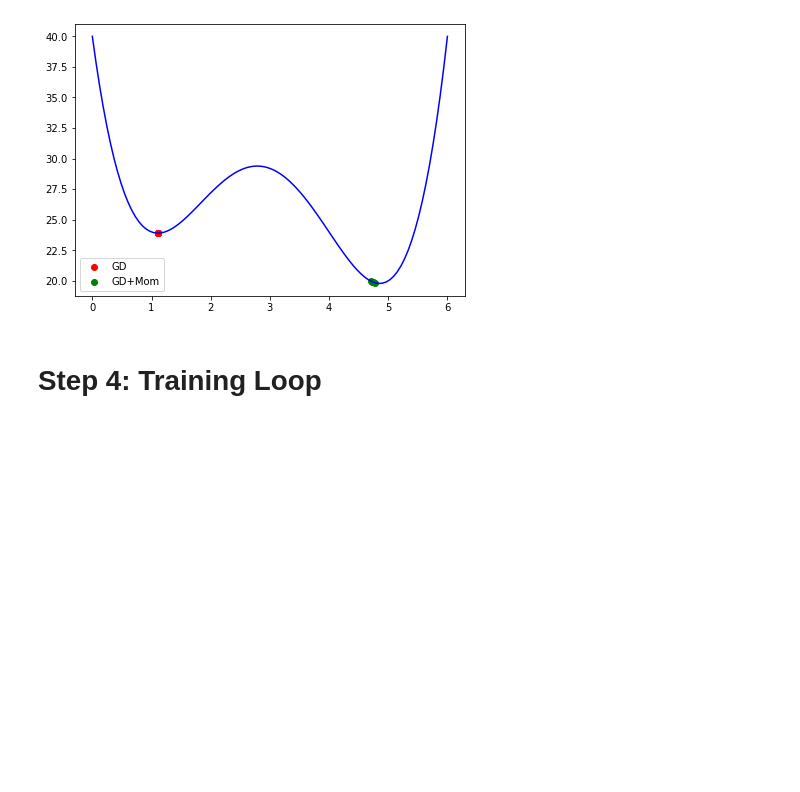
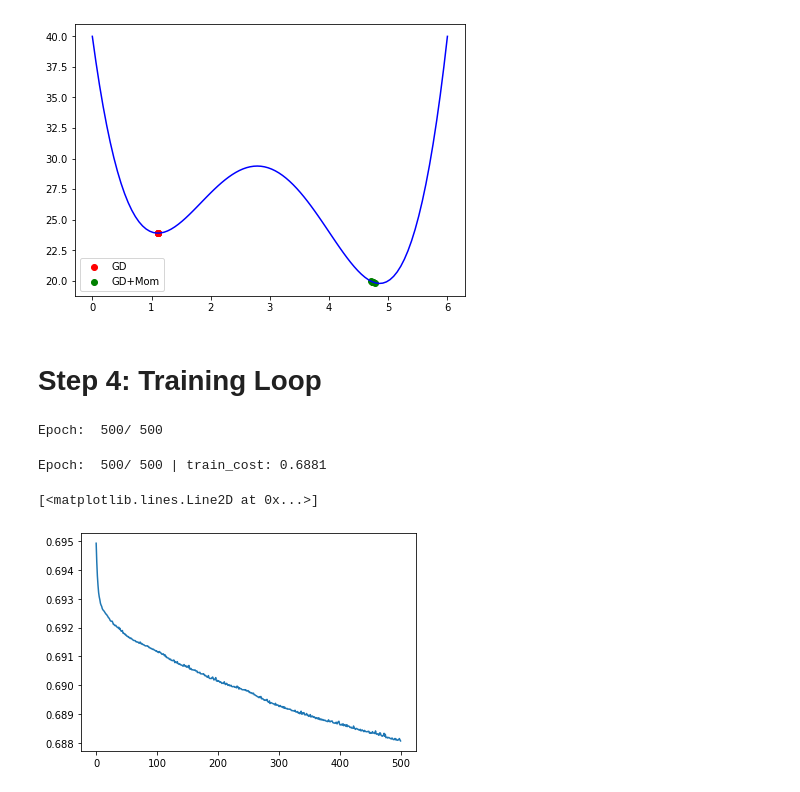
Before and after one commit to julius-risky/Data-Science, a Jupyter notebook: Deep_Learning/1_DL_PyTorch_workflow.ipynb, the cells around one changed output. Cells and saved outputs as stored; diff of their text form; code cells hidden in the pictures; blank space fills up the shorter version.

```diff
--- a/Deep_Learning/1_DL_PyTorch_workflow.ipynb
+++ b/Deep_Learning/1_DL_PyTorch_workflow.ipynb
@@ -83,13 +103,13 @@ model = nn.Sequential(
     nn.Linear(3,4),
     nn.ReLU(),
     nn.Linear(4,3),
-    nn.Sigmoid(),
+    nn.Sigmoid()
 )
 # %% [markdown]
 ## Criterion
 # %%
-criterion = nn.MSELoss() #model diakhiri Linear atau untuk regressi
-criterion = nn.NLLLoss() #Model yang di akhiri dengan logsoftmax => multiclass clf bisa pakai nn.MCEWithLogitloss tapi fungsi terakhir model tidan memakai logsoftmax
+#criterion = nn.MSELoss() #model diakhiri Linear atau untuk regressi
+#criterion = nn.NLLLoss() #Model yang di akhiri dengan logsoftmax => multiclass clf bisa pakai nn.MCEWithLogitloss tapi fungsi terakhir model tidan memakai logsoftmax
 criterion = nn.BCELoss() #model yg diakhiri sigmoid => binary clf, multilabel clf bisa pakai nn.BCEWithLogitloss tapi fungsi terakhir model tidan memakai sigmoid
 # %% [markdown]
 ## Optimizer
@@ -109,0 +128,35 @@ model.train()
+# %%
+epochs = 500
+for i in range(epochs):
+    model.train()
+    cost = 0
+    for feature, target in trainloader:
+        output = model(feature) #feedforward
+        loss = criterion(output, target)
+        loss.backward() #backprop
+
+        optimizer.step() #update weight
+        optimizer.zero_grad()
+    print(f"\rEpoch: {i+1:4}/{epochs:4}",end = " ")
+# %% [output]
+Epoch:  500/ 500
+# %%
+epochs = 500
+train_cost = []
+for i in range(epochs):
+    model.train()
+    cost = 0
+    for feature, target in trainloader:
+        output = model(feature) #feedforward
+        loss = criterion(output, target)
+        loss.backward() #backprop
+
+        optimizer.step() #update weight
+        optimizer.zero_grad()
+
+        cost += loss.item() * feature.shape[0]
+    train_cost.append(cost/len(train_set))
+
+    print(f"\rEpoch: {i+1:4}/{epochs:4} | train_cost: {train_cost[-1]:.4f}", end=" ")
+# %% [output]
+Epoch:  500/ 500 | train_cost: 0.6881
@@ -109,0 +165,5 @@ model.train()
+# %%
+plt.plot(train_cost)
+# %% [output]
+[<matplotlib.lines.Line2D at 0x...>]
+[figure, added]
```
Also changed, not shown: parts of 6 cells of this notebook.
